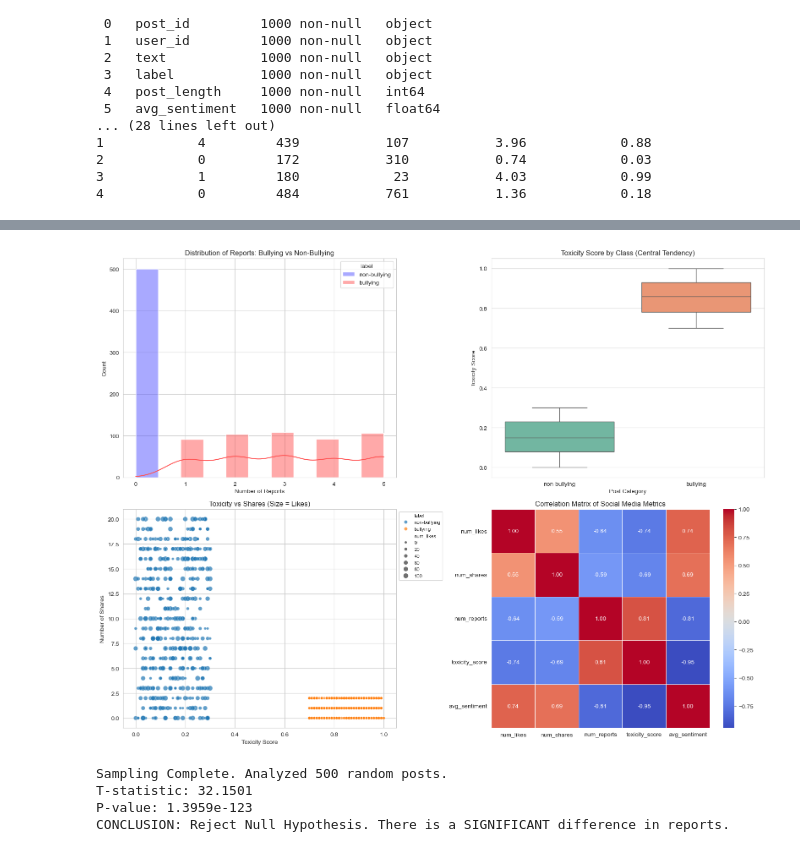
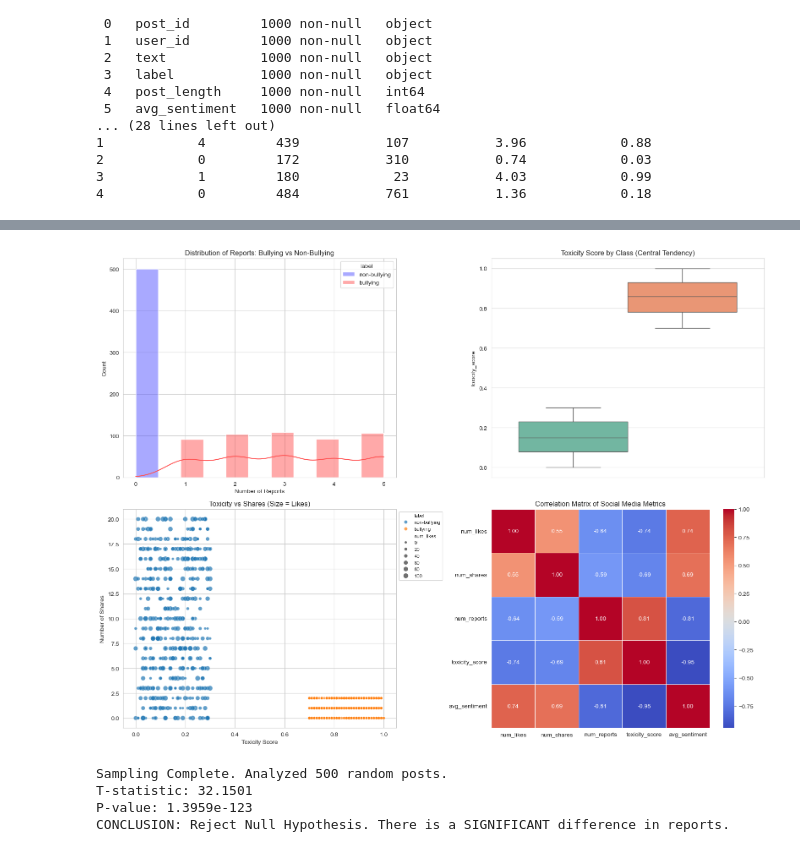
Before and after one commit to sn230305-beep/cyberbullying, a Jupyter notebook: project.ipynb, the cells around one changed output, grey strips where cells are left out. Saved outputs shown, nothing was run; the diff lists cells and outputs as text; code cells hidden in the pictures.

```diff
--- a/project.ipynb
+++ b/project.ipynb
@@ -38,37 +65,35 @@ sns.set_style("whitegrid")
 plt.figure(figsize=(16, 12))
 
 #Do bullying posts get reported more?
 plt.subplot(2, 2, 1)
 sns.histplot(data=df, x='num_reports', hue='label', kde=True, palette='seismic')
 plt.title('Distribution of Reports: Bullying vs Non-Bullying')
 plt.xlabel('Number of Reports')
 
 #Do bullying posts have higher toxicity scores? (Central Tendency)
 plt.subplot(2, 2, 2)
-sns.boxplot(hue='label',x='label', y='toxicity_score',data=df, legend=False, palette='Set2')
+sns.boxplot(hue='label', y='toxicity_score', data=df, legend=False, palette='Set2')
 plt.title('Toxicity Score by Class (Central Tendency)')
-plt.xlabel('Post Category')
-plt.ylabel('Toxicity Score')
 
 #The "Viral" Analysis: Do toxic posts get more shares?
 plt.subplot(2, 2, 3)
 sns.scatterplot(x='toxicity_score', y='num_shares', hue='label', size='num_likes', data=df, alpha=0.7)
 plt.title('Toxicity vs Shares (Size = Likes)')
 plt.xlabel('Toxicity Score')
 plt.ylabel('Number of Shares')
 plt.legend(loc='upper left', bbox_to_anchor=(1, 1), fontsize='small')
 
 #Correlation Matrix: How are Likes, Shares, and Reports related?
 plt.subplot(2, 2, 4)
 numeric_cols = df[['num_likes', 'num_shares', 'num_reports', 'toxicity_score', 'avg_sentiment']]
 corr_matrix = numeric_cols.corr()
 sns.heatmap(corr_matrix, annot=True, cmap='coolwarm', fmt=".2f", linewidths=.5)
 plt.title('Correlation Matrix of Social Media Metrics')
 
 plt.tight_layout()
 plt.show()
 # %% [output]
-[figure, old version]
+[figure, new version]
 # %%
 sampled_df = df.sample(frac=0.5, random_state=42)
 print(f"Sampling Complete. Analyzed {len(sampled_df)} random posts.")
```
Also changed, not shown: parts of 7 cells of this notebook, 1 other file.
